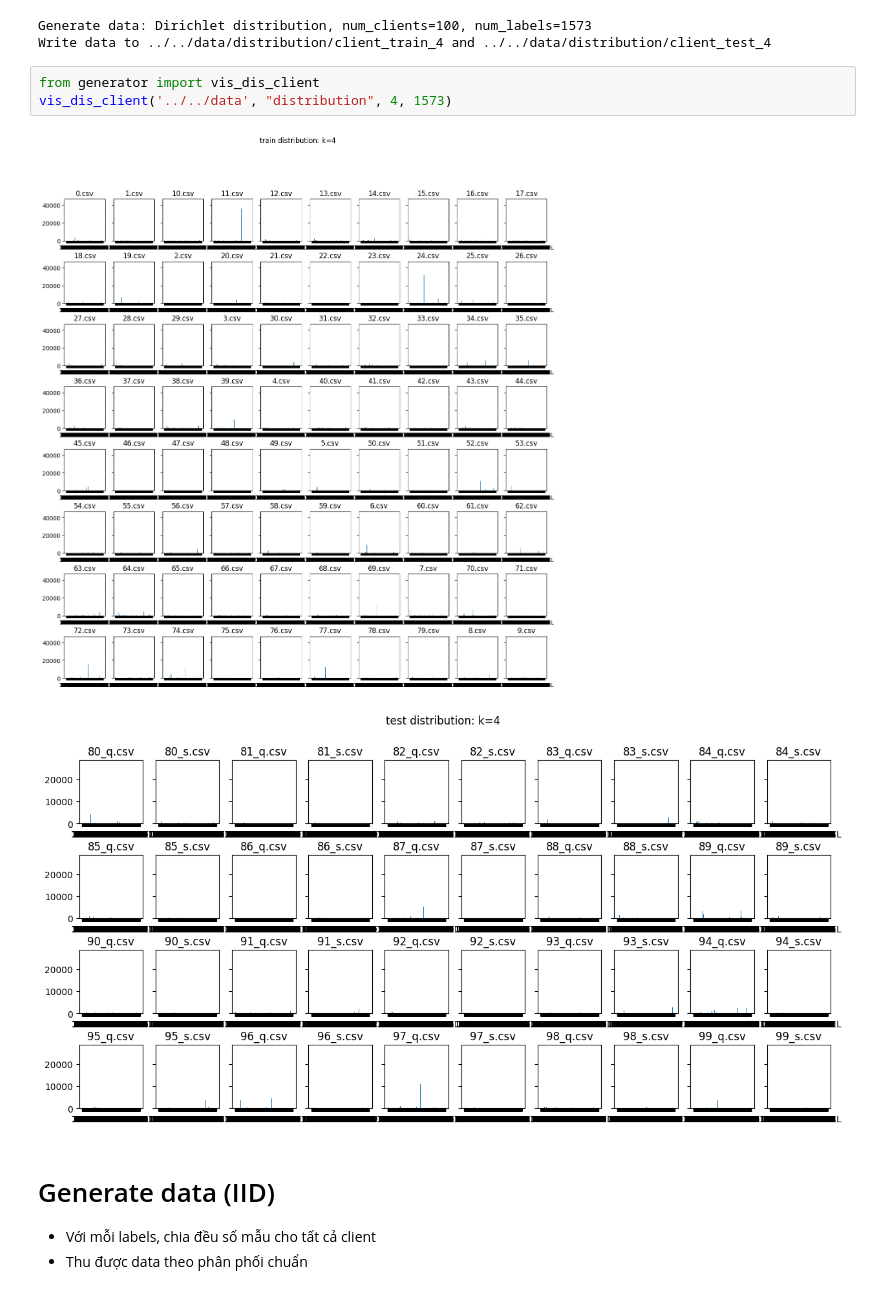
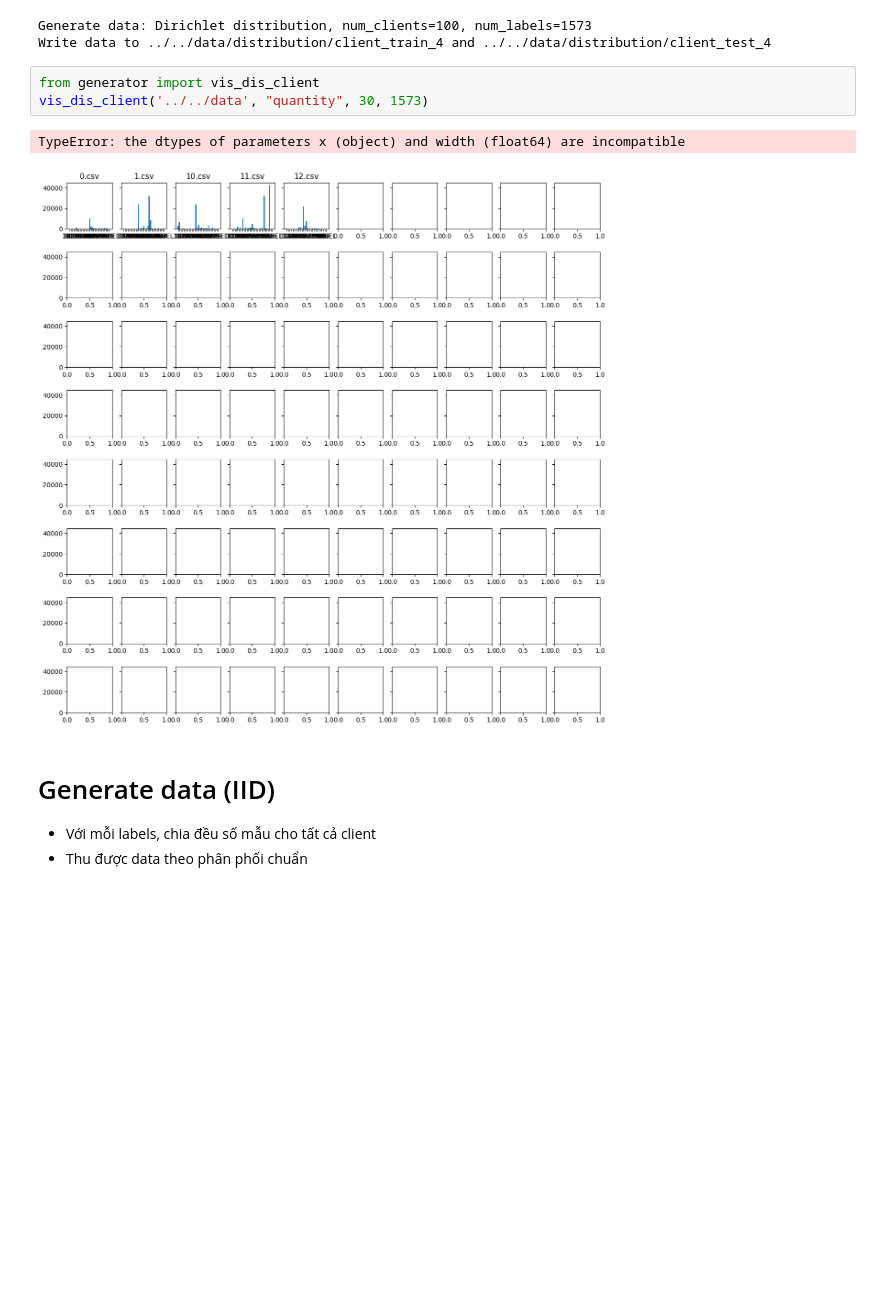
Before and after one commit to IrisStream/Xmoji, a Jupyter notebook: src/data_processing/generator.ipynb, the cells around one changed output. Cells and saved outputs as stored; diff of their text form; blank space fills up the shorter version.

Commit message:
Test quantity-based skew generator

```diff
--- a/src/data_processing/generator.ipynb
+++ b/src/data_processing/generator.ipynb
@@ -36,10 +40,10 @@ Generate data: Dirichlet distribution, num_clients=100, num_labels=1573
 Write data to ../../data/distribution/client_train_4 and ../../data/distribution/client_test_4
 # %%
 from generator import vis_dis_client
-vis_dis_client('../../data', "distribution", 4, 1573)
+vis_dis_client('../../data', "quantity", 30, 1573)
 # %% [output]
+TypeError: the dtypes of parameters x (object) and width (float64) are incompatible
-[figure, old version]
+[figure, new version]
-[figure, removed]
 # %% [markdown]
 # Generate data (IID)
 
```
Also changed, not shown: parts of 2 cells of this notebook.
